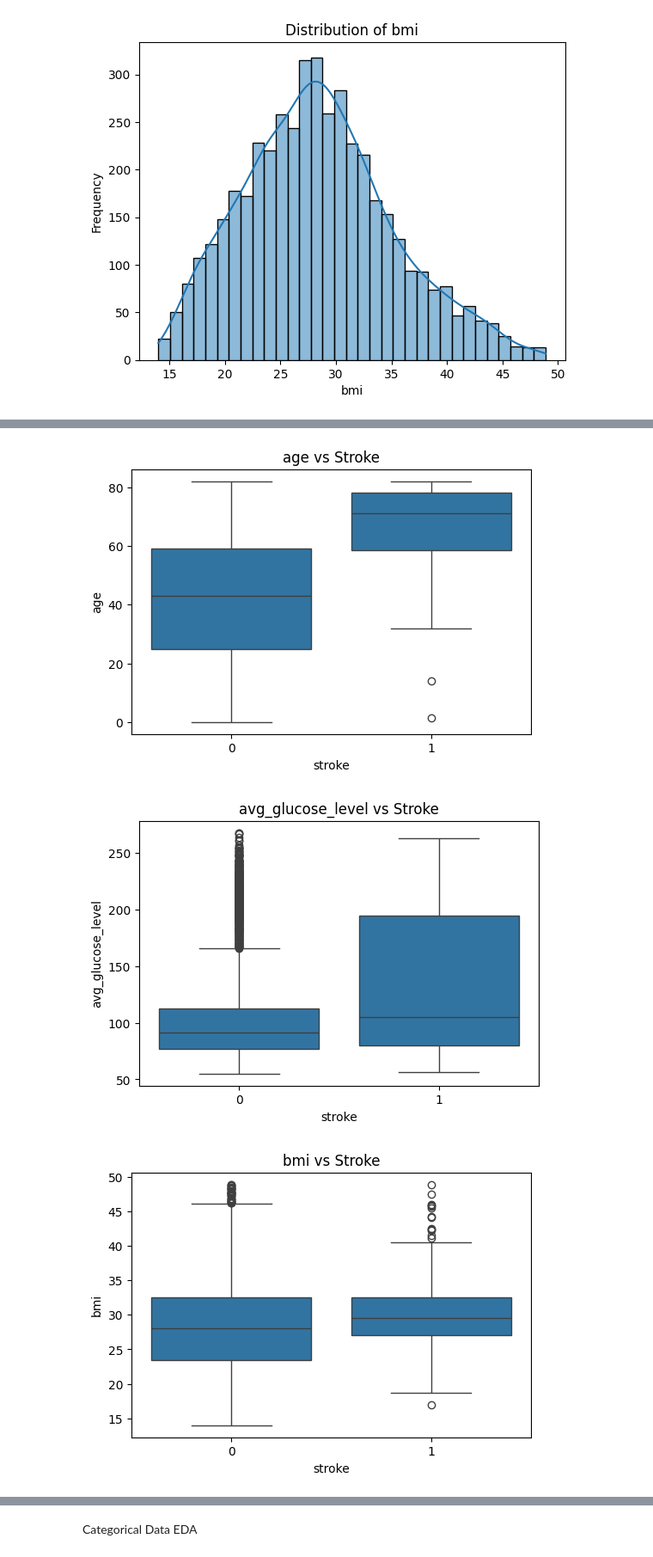
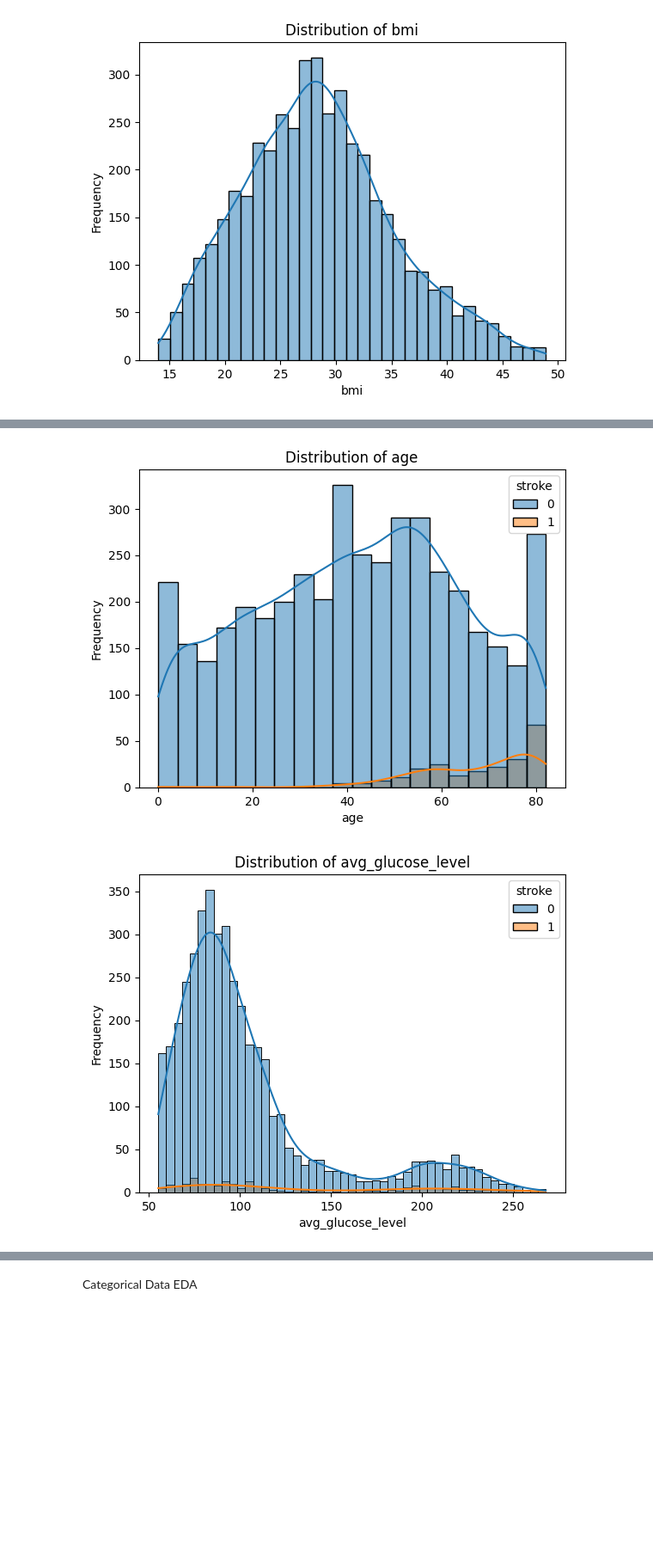
Before and after one commit to sunilramjali/ml_datascienceproject_remote, a Jupyter notebook: brainstroke.ipynb, the cells around one changed output, grey strips where cells are left out. Shown at 86% size. Cells and saved outputs as stored; diff of their text form; code cells hidden in the pictures; blank space fills up the shorter version.

```diff
--- a/brainstroke.ipynb
+++ b/brainstroke.ipynb
@@ -109,9 +146,8 @@ min       0.08              55.12    14.00
 75%      61.00             113.64    32.58
 max      82.00             267.76    48.90
 # %%
-# Visualise numerical features
+# Visualise distribution
 def plot_numeric_distributions(df):
-    num_cols = df.select_dtypes(include=["float64"]).columns
 
     for col in num_cols:
         sns.histplot(data=df, x=col, kde=True)
@@ -164,12 +164,15 @@ stroke
-# %%
-num_cols = ["age", "avg_glucose_level", "bmi"]
-
-for col in num_cols:
-    plt.figure(figsize=(6,4))
-    sns.boxplot(x="stroke", y=col, data=df)
-    plt.title(f"{col} vs Stroke")
-    plt.show()
-# %% [output]
-[figure, removed]
-[figure, removed]
-[figure, removed]
+# %%
+# Distribution with respect to target variable
+def plot_numeric_distributions(df):
+
+    for col in num_cols:
+        sns.histplot(data=df, x=col, hue = "stroke", kde=True)
+        plt.title(f"Distribution of {col}")
+        plt.xlabel(col)
+        plt.ylabel("Frequency")
+        plt.show()
+
+plot_numeric_distributions(df)
+# %% [output]
+[figure, added]
+[figure, added]
```
Also changed, not shown: parts of 32 cells of this notebook.
